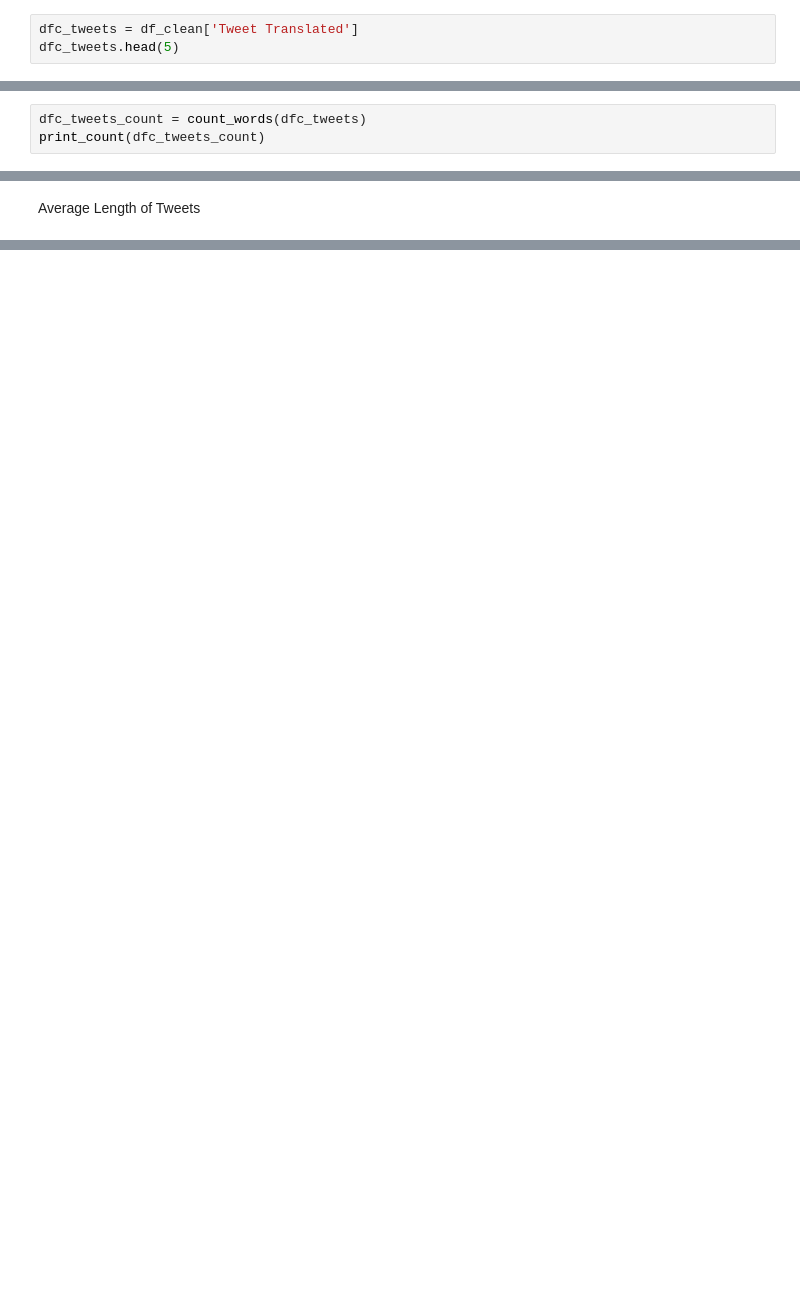
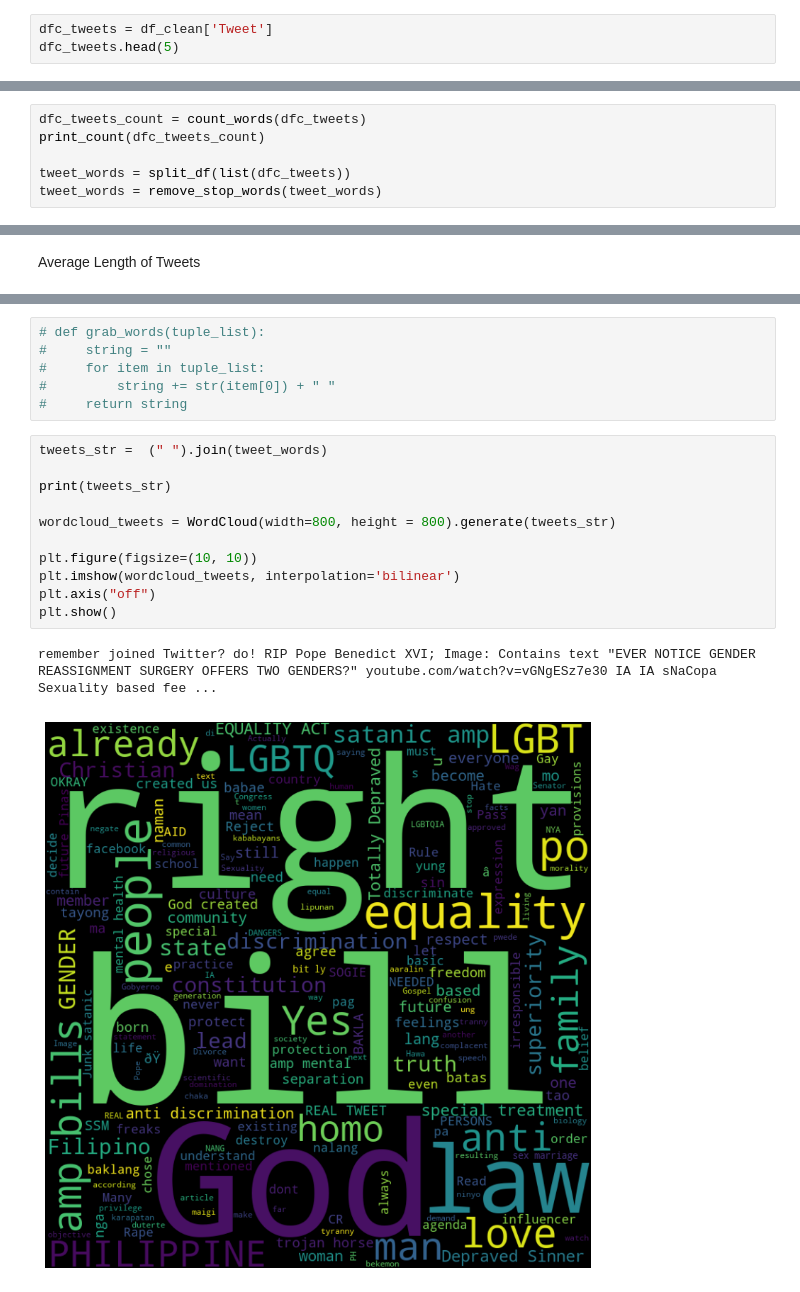
Before and after one commit to JulianFrancisDy/g54-same-sex-marriage, a Jupyter notebook: analysis/analysis.ipynb, the cells around one changed output, grey strips where cells are left out. Drawn from its saved outputs; the diff is of its cells as text; blank space fills up the shorter version.

```diff
--- a/analysis/analysis.ipynb
+++ b/analysis/analysis.ipynb
@@ -146,7 +152,7 @@ The main topic used for collection of data is **Sogie; same-sex marriage**
 # %% [markdown]
 We now observe the content of the tweets. Focus on the **Tweet** column by assigning it to dfc_tweets.
 # %%
-dfc_tweets = df_clean['Tweet Translated']
+dfc_tweets = df_clean['Tweet']
 dfc_tweets.head(5)
 # %% [output]
 0    Do you remember when you joined Twitter? I do!...
@@ -187,4 +261,7 @@ Common Words from Tweets
 # %%
 dfc_tweets_count = count_words(dfc_tweets)
 print_count(dfc_tweets_count)
+
+tweet_words = split_df(list(dfc_tweets))
+tweet_words = remove_stop_words(tweet_words)
 # %% [output]
@@ -284,0 +369,20 @@ Average Tweet Length: 174.6412213740458
+# %%
+# def grab_words(tuple_list):
+#     string = ""
+#     for item in tuple_list:
+#         string += str(item[0]) + " "
+#     return string
+# %%
+tweets_str =  (" ").join(tweet_words)
+
+print(tweets_str)
+
+wordcloud_tweets = WordCloud(width=800, height = 800).generate(tweets_str)
+
+plt.figure(figsize=(10, 10))
+plt.imshow(wordcloud_tweets, interpolation='bilinear')
+plt.axis("off")
+plt.show()
+# %% [output]
+remember joined Twitter? do! RIP Pope Benedict XVI; Image: Contains text "EVER NOTICE GENDER REASSIGNMENT SURGERY OFFERS TWO GENDERS?" youtube.com/watch?v=vGNgESz7e30 IA IA sNaCopa Sexuality based fee ...
+[figure, added]
```
Also changed, not shown: parts of 17 cells of this notebook, 1 other file.
